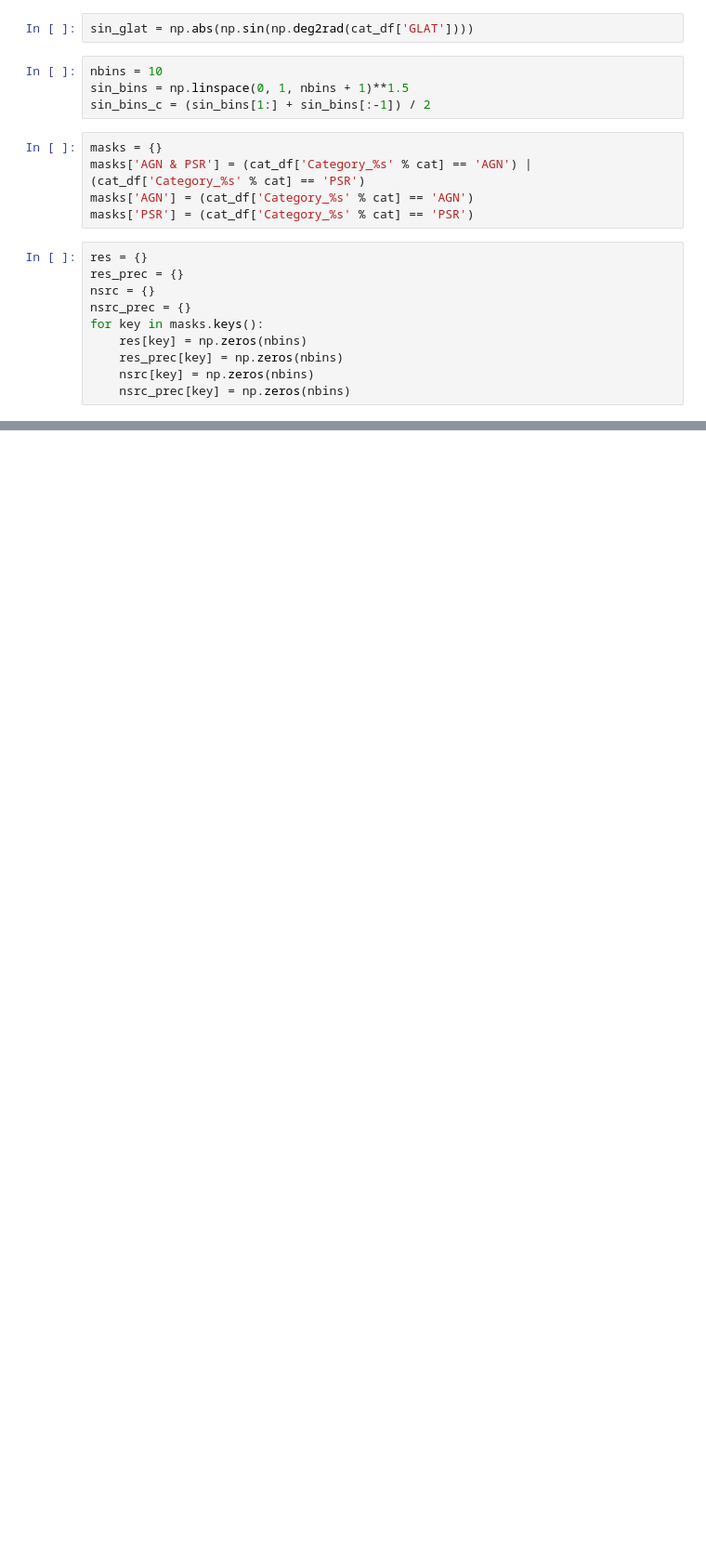
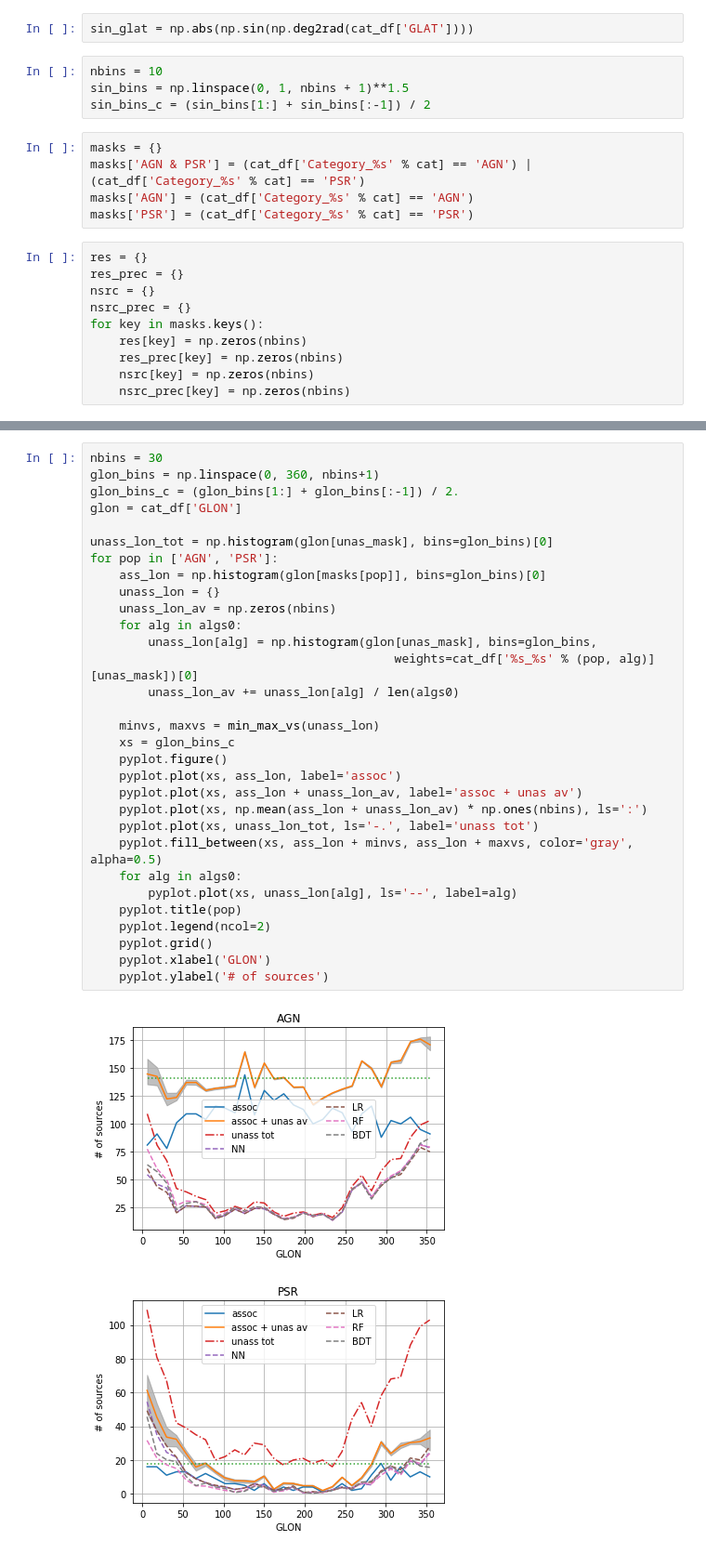
Before and after one commit to aakashbhat/Fermi-LAT, a Jupyter notebook: py_dima/acccuracy_vs_glat.ipynb, the cells around one changed output, grey strips where cells are left out. Shown at 93% size. Drawn from its saved outputs; the diff is of its cells as text; blank space fills up the shorter version.

```diff
--- a/py_dima/acccuracy_vs_glat.ipynb
+++ b/py_dima/acccuracy_vs_glat.ipynb
@@ -141,0 +173,34 @@ res
+# %%
+nbins = 30
+glon_bins = np.linspace(0, 360, nbins+1)
+glon_bins_c = (glon_bins[1:] + glon_bins[:-1]) / 2.
+glon = cat_df['GLON']
+
+unass_lon_tot = np.histogram(glon[unas_mask], bins=glon_bins)[0]
+for pop in ['AGN', 'PSR']:
+    ass_lon = np.histogram(glon[masks[pop]], bins=glon_bins)[0]
+    unass_lon = {}
+    unass_lon_av = np.zeros(nbins)
+    for alg in algs0:
+        unass_lon[alg] = np.histogram(glon[unas_mask], bins=glon_bins,
+                                          weights=cat_df['%s_%s' % (pop, alg)][unas_mask])[0]
+        unass_lon_av += unass_lon[alg] / len(algs0)
+
+    minvs, maxvs = min_max_vs(unass_lon)
+    xs = glon_bins_c
+    pyplot.figure()
+    pyplot.plot(xs, ass_lon, label='assoc')
+    pyplot.plot(xs, ass_lon + unass_lon_av, label='assoc + unas av')
+    pyplot.plot(xs, np.mean(ass_lon + unass_lon_av) * np.ones(nbins), ls=':')
+    pyplot.plot(xs, unass_lon_tot, ls='-.', label='unass tot')
+    pyplot.fill_between(xs, ass_lon + minvs, ass_lon + maxvs, color='gray', alpha=0.5)
+    for alg in algs0:
+        pyplot.plot(xs, unass_lon[alg], ls='--', label=alg)
+    pyplot.title(pop)
+    pyplot.legend(ncol=2)
+    pyplot.grid()
+    pyplot.xlabel('GLON')
+    pyplot.ylabel('# of sources')
+# %% [output]
+[figure, added]
+[figure, added]
```
Also changed, not shown: parts of 6 cells of this notebook, 35 other files.
